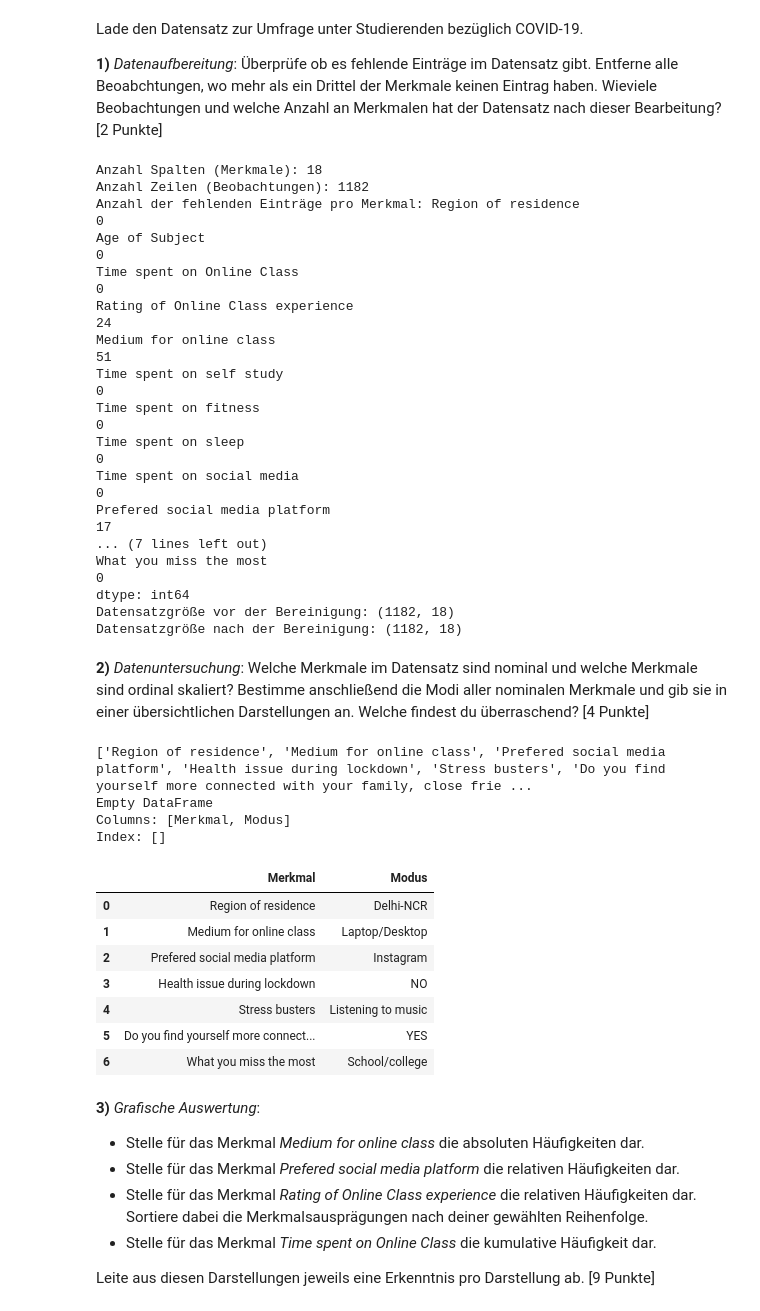
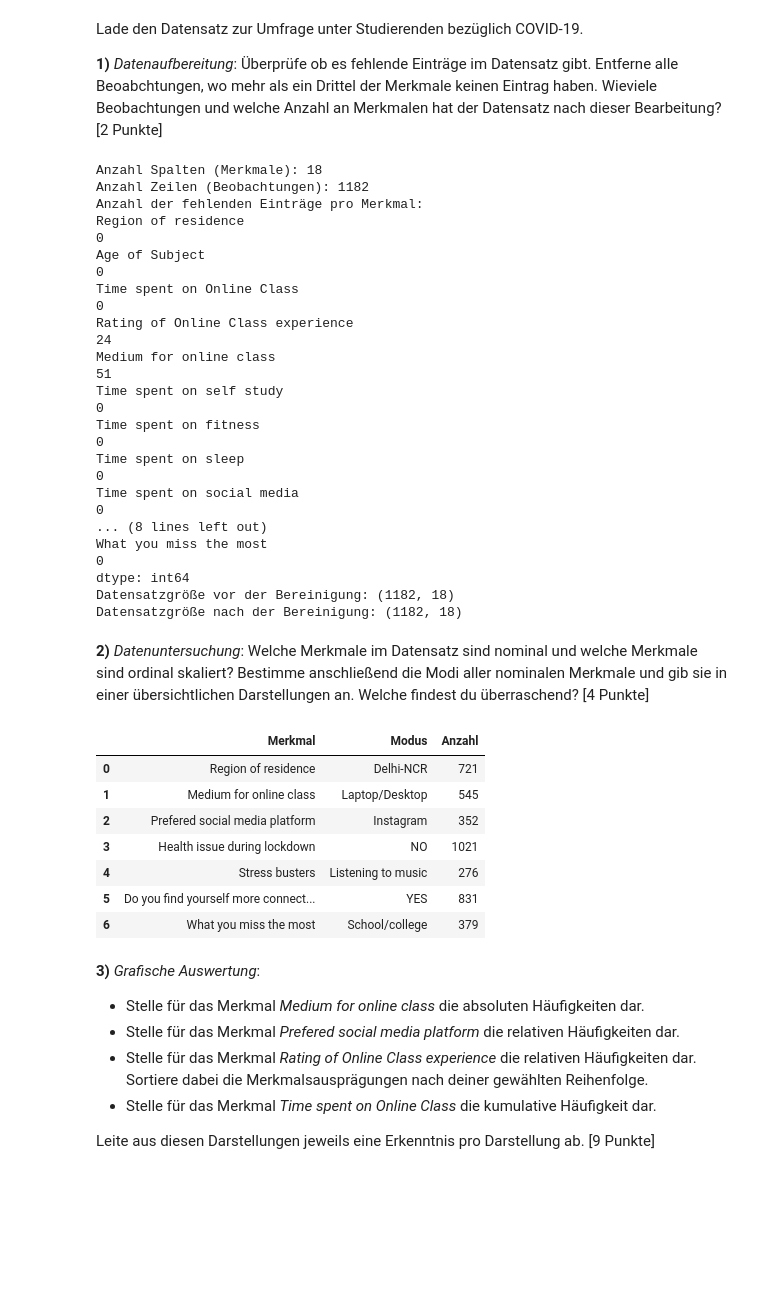
Before and after one commit to barisertu/statistik, a Jupyter notebook: Uebungenn1.ipynb, the cells around one changed output. Drawn from its saved outputs; the diff is of its cells as text; code cells hidden in the pictures; blank space fills up the shorter version.

```diff
--- a/Uebungenn1.ipynb
+++ b/Uebungenn1.ipynb
@@ -13,28 +13,25 @@ Lade den Datensatz zur Umfrage unter Studierenden bezüglich COVID-19.
 
 **1)** *Datenaufbereitung*: Überprüfe ob es fehlende Einträge im Datensatz gibt. Entferne alle Beoabchtungen, wo mehr als ein Drittel der Merkmale keinen Eintrag haben. Wieviele Beobachtungen und welche Anzahl an Merkmalen hat der Datensatz nach dieser Bearbeitung? [2 Punkte]
 # %%
-# Display the number of columns (features)
 print("Anzahl Spalten (Merkmale):", covid.shape[1])
 
-# Display the number of rows (observations)
 print("Anzahl Zeilen (Beobachtungen):", covid.shape[0])
 
-# Number of missing entries per attribute
 missing_entries = covid.isnull().sum()
 
 # Remove rows where more than 33% of the values are missing (NaN) / Source: https://www.plus2net.com/python/pandas-dataframe-dropna-thresh.php
 data_cleaned = covid.dropna(axis=0, thresh=covid.shape[1] * 0.33)
 
-# Display the number of missing entries per attribute
-print("Anzahl der fehlenden Einträge pro Merkmal:", missing_entries)
+print("Anzahl der fehlenden Einträge pro Merkmal: ")
+print(missing_entries)
 
-# Display dataset size before and after cleaning
 print("Datensatzgröße vor der Bereinigung:", covid.shape)
 print("Datensatzgröße nach der Bereinigung:", data_cleaned.shape)
 # %% [output]
 Anzahl Spalten (Merkmale): 18
 Anzahl Zeilen (Beobachtungen): 1182
-Anzahl der fehlenden Einträge pro Merkmal: Region of residence                                                                    0
+Anzahl der fehlenden Einträge pro Merkmal:
+Region of residence                                                                    0
 Age of Subject                                                                         0
 Time spent on Online Class                                                             0
 Rating of Online Class experience                                                     24
@@ -43,8 +40,7 @@ Time spent on self study
 Time spent on fitness                                                                  0
 Time spent on sleep                                                                    0
 Time spent on social media                                                             0
-Prefered social media platform                                                        17
-... (7 lines left out)
+... (8 lines left out)
 What you miss the most                                                                 0
 dtype: int64
 Datensatzgröße vor der Bereinigung: (1182, 18)
@@ -54,41 +50,39 @@ Datensatzgröße nach der Bereinigung: (1182, 18)
 # %%
 nominal_features = ([
     "Region of residence",
     "Medium for online class",
     "Prefered social media platform",
     "Health issue during lockdown",
     "Stress busters",
     "Do you find yourself more connected with your family, close friends , relatives  ?",
     "What you miss the most"
 ])
 
-print(nominal_features)
-#print(covid.columns)
+ordinal_features = ['Age of Subject', 'Rating of Online Class experience','Change in your weight']
 
-# Create an empty DataFrame to store the results
-modus_table = pd.DataFrame(columns=["Merkmal", "Modus"])
 
-print(modus_table)
+modus_df = pd.DataFrame(columns=["Merkmal", "Modus", "Anzahl"])
 
 for merkmal in nominal_features:
+    #modus will take the most frequent value for each feature and iloc will take the first one if there are several.
     modus = covid[merkmal].mode().iloc[0]
-    new_row = {"Merkmal" : merkmal, "Modus": modus}
-    modus_table = modus_table._append(new_row, ignore_index=True)
+    modus_count = (covid[merkmal] == modus).sum()
+    data = {"Merkmal" : merkmal, "Modus": modus, "Anzahl": modus_count}
+    modus_df = modus_df._append(data , ignore_index=True)
 
-display(modus_table)
+display(modus_df)
+
+#Interessant ist, dass die Mehrheit der Befragten während des Lockdowns keine 'health issues' hatte.
+#Erstaunlich ist auch, dass so viele während des Lockdowns eine bessere Verbindung zu Freunden, Familie und Verwandten haben.
 # %% [output]
-['Region of residence', 'Medium for online class', 'Prefered social media platform', 'Health issue during lockdown', 'Stress busters', 'Do you find yourself more connected with your family, close frie ...
-Empty DataFrame
-Columns: [Merkmal, Modus]
-Index: []
-|  | Merkmal | Modus |
-| 0 | Region of residence | Delhi-NCR |
-| 1 | Medium for online class | Laptop/Desktop |
-| 2 | Prefered social media platform | Instagram |
-| 3 | Health issue during lockdown | NO |
-| 4 | Stress busters | Listening to music |
-| 5 | Do you find yourself more connect... | YES |
-| 6 | What you miss the most | School/college |
+|  | Merkmal | Modus | Anzahl |
+| 0 | Region of residence | Delhi-NCR | 721 |
+| 1 | Medium for online class | Laptop/Desktop | 545 |
+| 2 | Prefered social media platform | Instagram | 352 |
+| 3 | Health issue during lockdown | NO | 1021 |
+| 4 | Stress busters | Listening to music | 276 |
+| 5 | Do you find yourself more connect... | YES | 831 |
+| 6 | What you miss the most | School/college | 379 |
 # %% [markdown]
 **3)** *Grafische Auswertung*:
 - Stelle für das Merkmal *Medium for online class* die absoluten Häufigkeiten dar.
```
Also changed, not shown: parts of 4 cells of this notebook.
